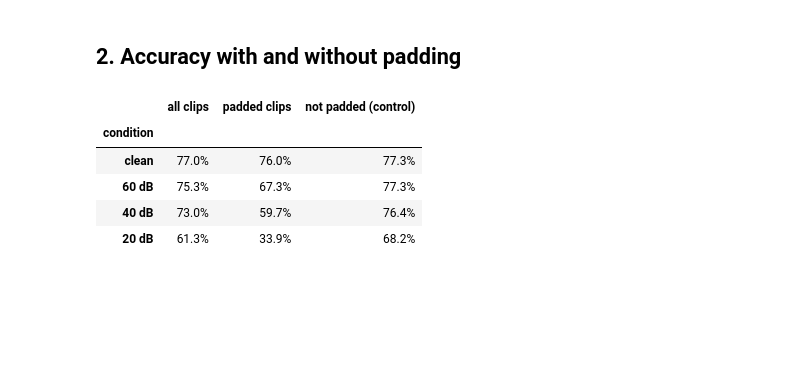
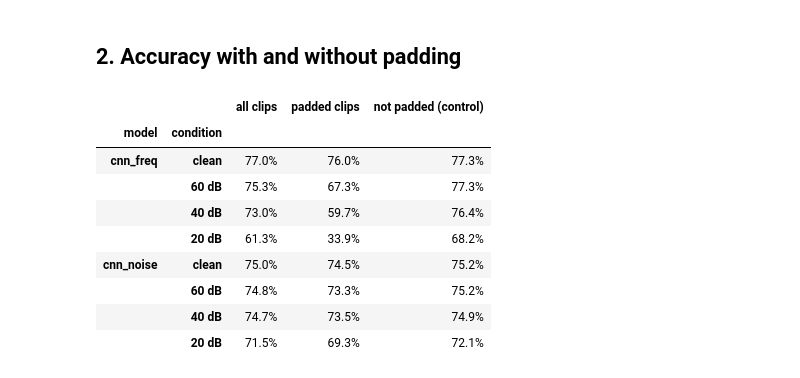
Before and after one commit to victor-merino-hub/audiolab, a Jupyter notebook: notebooks/05_esc50_robustness.ipynb, the cells around one changed output. Saved outputs shown, nothing was run; the diff lists cells and outputs as text; code cells hidden in the pictures; blank space fills up the shorter version.

```diff
--- a/notebooks/05_esc50_robustness.ipynb
+++ b/notebooks/05_esc50_robustness.ipynb
@@ -34,7 +39,7 @@ meta = load_metadata(ROOT)
 y = meta.target.to_numpy()
 folds = meta.fold.to_numpy()
 class_names = meta.drop_duplicates("target").set_index("target").category.sort_index()
-MODELS = DATA / "models" / "cnn_freq"
+MODELS = {"cnn_freq": "trained on clean clips", "cnn_noise": "trained with background noise"}
 make_model = lambda: AudioCNN(n_classes=50, n_freq=128, keep_frequency=True)
 # %% [markdown]
 ## 1. Spectrograms with background noise
@@ -69,23 +74,28 @@ Padded clips (>10% digital silence): 404 | not padded: 1596
 # %% [markdown]
 ## 2. Accuracy with and without padding
 # %%
-preds = {name: predict_with_saved_folds(MODELS, make_model, S, folds) for name, S in spectrograms.items()}
+preds = {(model, cond): predict_with_saved_folds(DATA / "models" / model, make_model, S, folds)
+         for model in MODELS for cond, S in spectrograms.items()}
 
 gpu = np.load(DATA / "results" / "cnn_freq_gpu.npz")["pred"]
-assert np.array_equal(preds["clean"], gpu), "the saved models must reproduce the training predictions"
+assert np.array_equal(preds["cnn_freq", "clean"], gpu), "the saved models must reproduce the training predictions"
 
 rows = []
-for name, p in preds.items():
+for (model, cond), p in preds.items():
     ok = p == y
-    rows.append({"condition": name, "all clips": ok.mean(),
+    rows.append({"model": model, "condition": cond, "all clips": ok.mean(),
                  "padded clips": ok[padded].mean(), "not padded (control)": ok[~padded].mean()})
-table = pd.DataFrame(rows).set_index("condition")
+table = pd.DataFrame(rows).set_index(["model", "condition"])
 table.style.format("{:.1%}")
 # %% [output]
-|  | all clips | padded clips | not padded (control) |
-| condition |  |  |  |
-| clean | 77.0% | 76.0% | 77.3% |
-| 60 dB | 75.3% | 67.3% | 77.3% |
-| 40 dB | 73.0% | 59.7% | 76.4% |
-| 20 dB | 61.3% | 33.9% | 68.2% |
+|  |  | all clips | padded clips | not padded (control) |
+| model | condition |  |  |  |
+| cnn_freq | clean | 77.0% | 76.0% | 77.3% |
+|  | 60 dB | 75.3% | 67.3% | 77.3% |
+|  | 40 dB | 73.0% | 59.7% | 76.4% |
+|  | 20 dB | 61.3% | 33.9% | 68.2% |
+| cnn_noise | clean | 75.0% | 74.5% | 75.2% |
+|  | 60 dB | 74.8% | 73.3% | 75.2% |
+|  | 40 dB | 74.7% | 73.5% | 74.9% |
+|  | 20 dB | 71.5% | 69.3% | 72.1% |
 # %%
```
Also changed, not shown: parts of 7 cells of this notebook, 2 other files.
